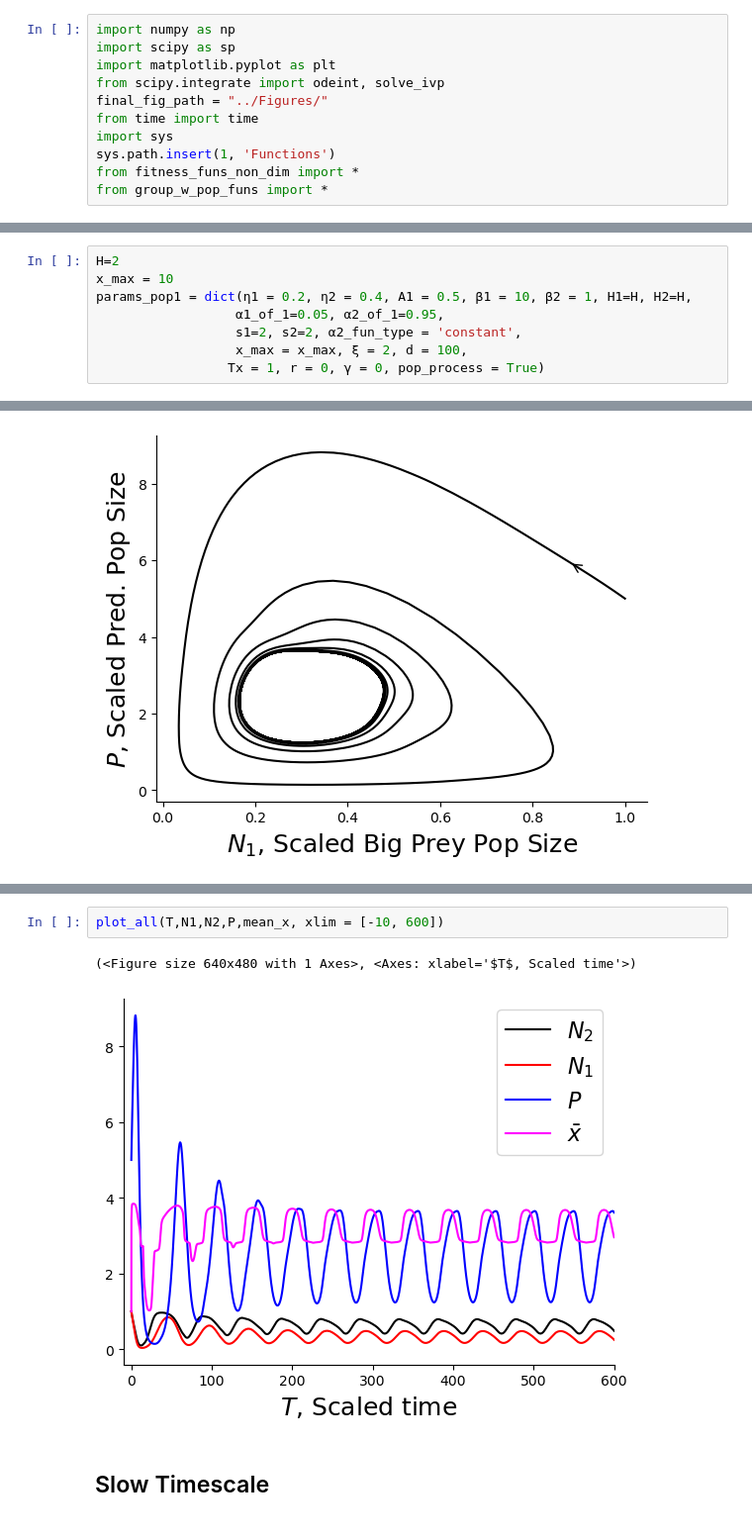
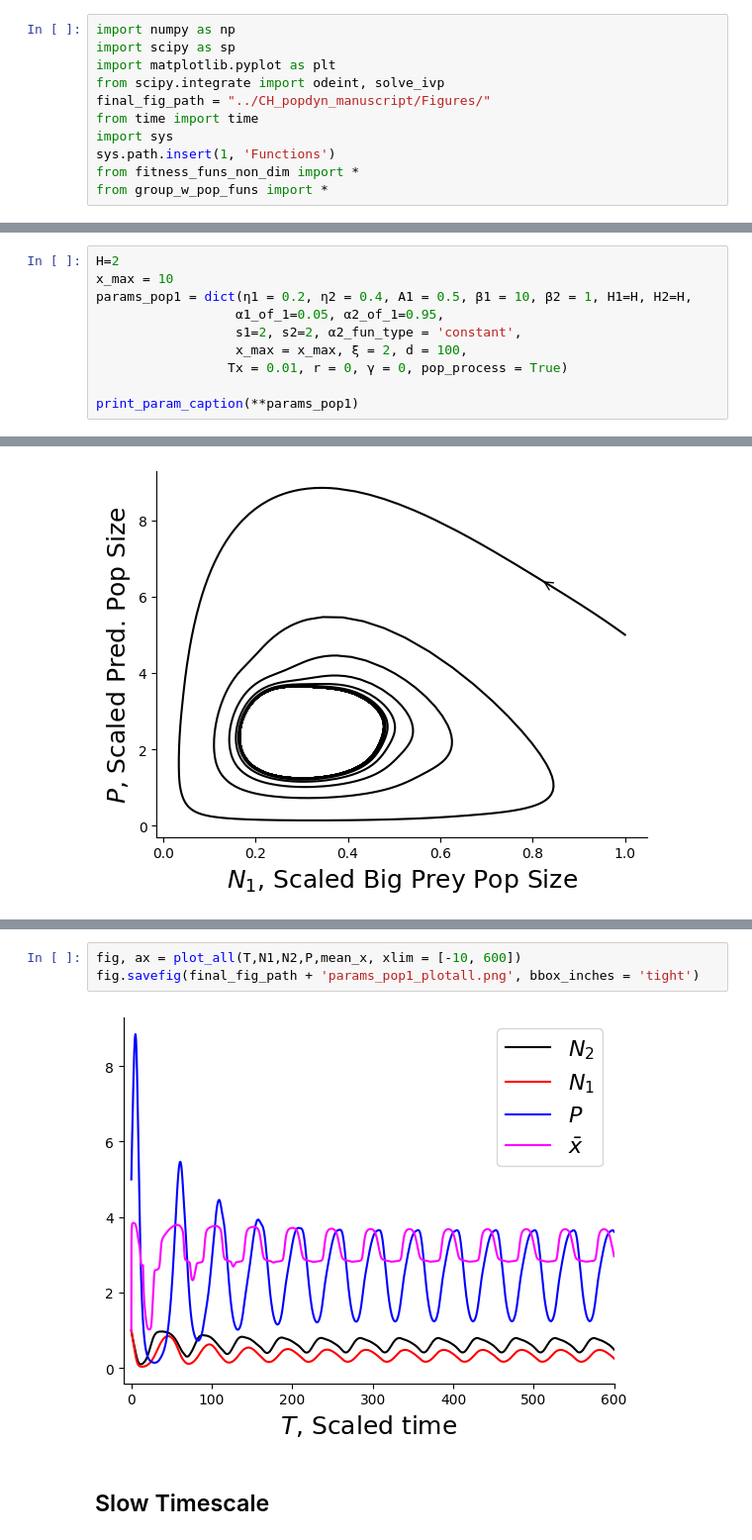
Before and after one commit to taliaborofsky/AdaptiveDynamics_CH_RS, a Jupyter notebook: Group_and_Pop_Dyn.ipynb, the cells around one changed output, grey strips where cells are left out. Shown at 99% size. Cells and saved outputs as stored; diff of their text form.

```diff
--- a/Group_and_Pop_Dyn.ipynb
+++ b/Group_and_Pop_Dyn.ipynb
@@ -3,7 +3,7 @@ import numpy as np
 import scipy as sp
 import matplotlib.pyplot as plt
 from scipy.integrate import odeint, solve_ivp
-final_fig_path = "../Figures/"
+final_fig_path = "../CH_popdyn_manuscript/Figures/"
 from time import time
 import sys
 sys.path.insert(1, 'Functions')
@@ -131,4 +198,6 @@ params_pop1 = dict(η1 = 0.2, η2 = 0.4, A1 = 0.5, β1 = 10, β2 = 1, H1=H, H2=H
                   α1_of_1=0.05, α2_of_1=0.95,
                   s1=2, s2=2, α2_fun_type = 'constant',
                   x_max = x_max, ξ = 2, d = 100,
-                 Tx = 1, r = 0, γ = 0, pop_process = True)
+                 Tx = 0.01, r = 0, γ = 0, pop_process = True)
+
+print_param_caption(**params_pop1)
@@ -167,8 +258,8 @@ plot_xF(ax, T,F_of_x_vec, x_max, xlim = [-1,500])
 # %%
-plot_all(T,N1,N2,P,mean_x, xlim = [-10, 600])
+fig, ax = plot_all(T,N1,N2,P,mean_x, xlim = [-10, 600])
+fig.savefig(final_fig_path + 'params_pop1_plotall.png', bbox_inches = 'tight')
 # %% [output]
-(<Figure size 640x480 with 1 Axes>, <Axes: xlabel='$T$, Scaled time'>)
-[figure, old version]
+[figure, new version]
 # %% [markdown]
 ## Slow Timescale
 # %%
```
Also changed, not shown: parts of 24 cells of this notebook, 5 other files.
